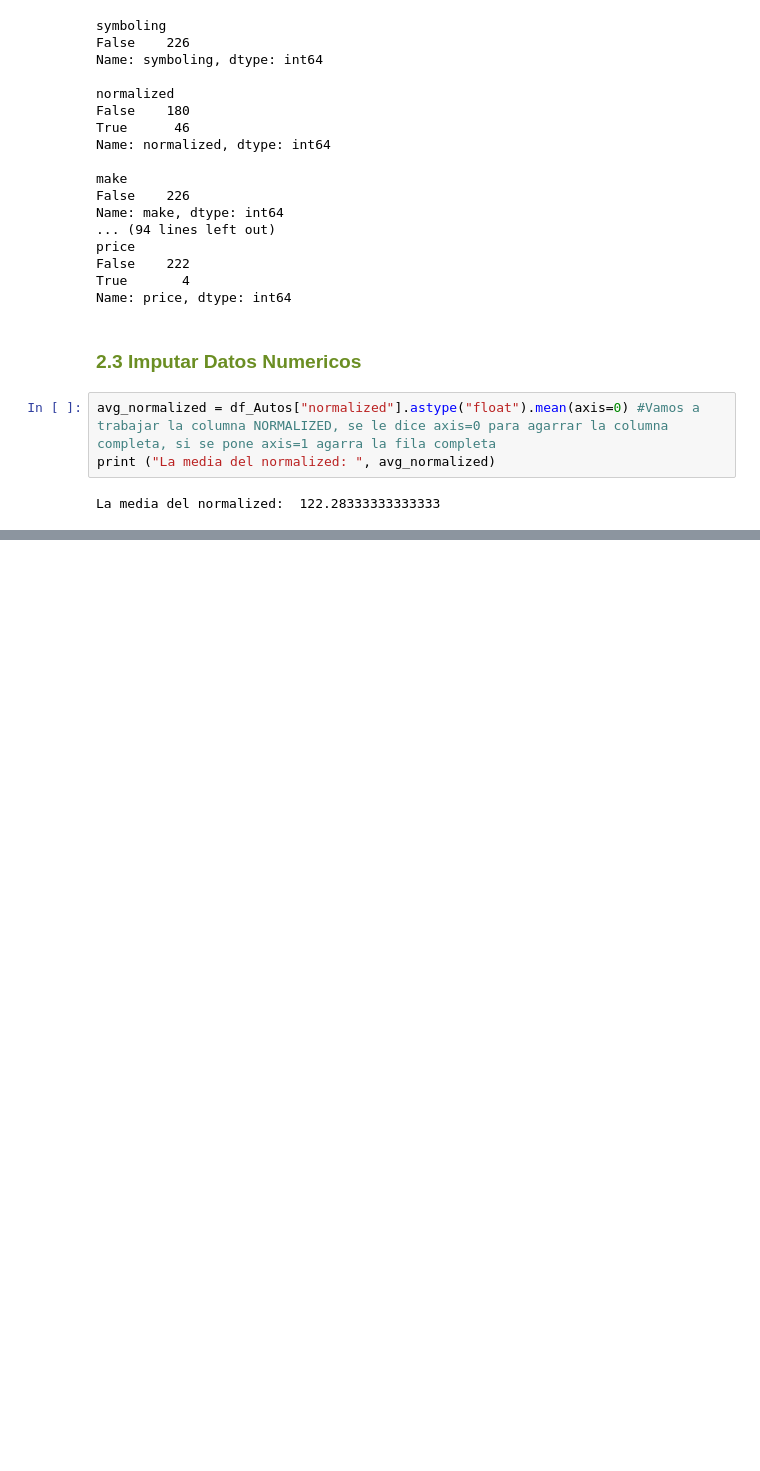
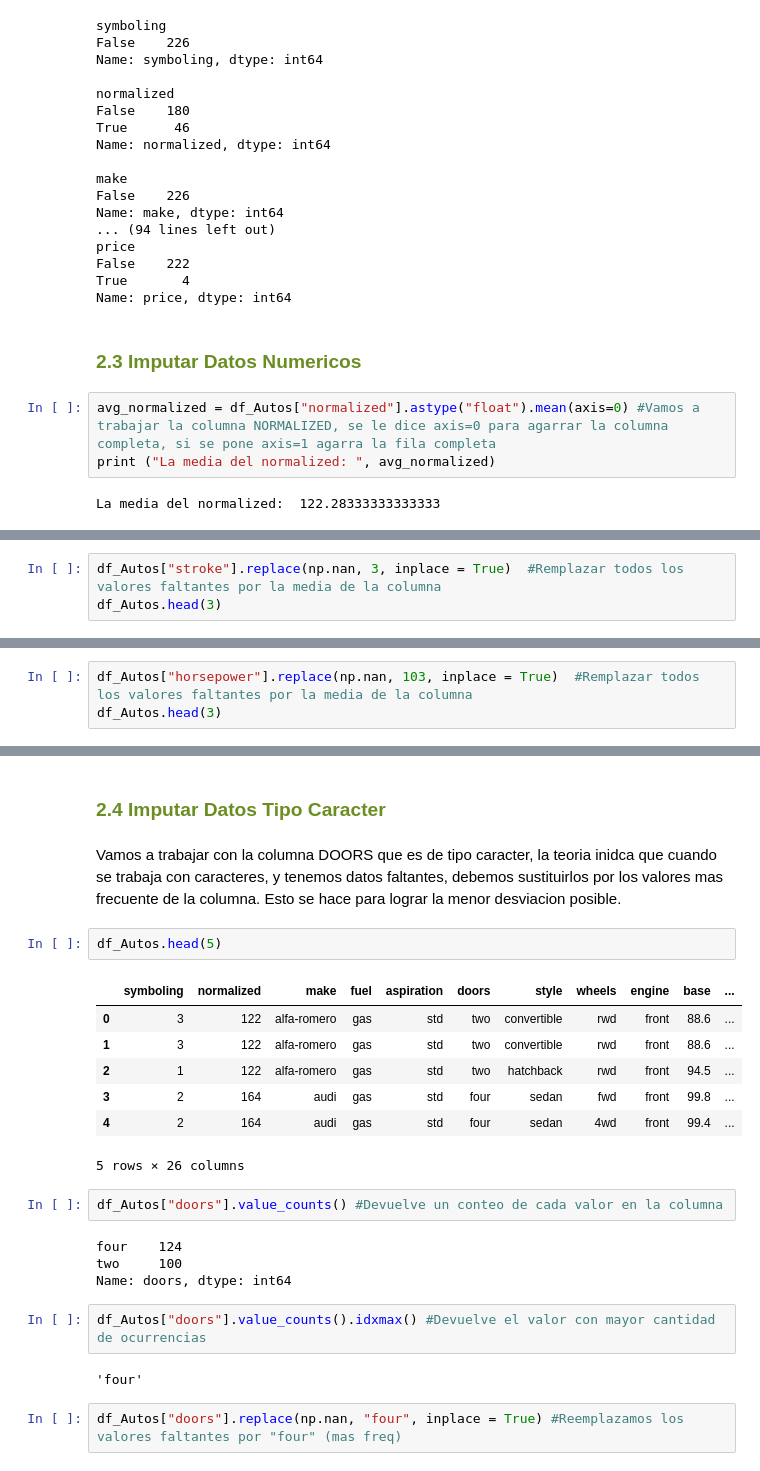
Before and after one commit to lmejicano/DataAnalystModulo2, a Jupyter notebook: AnalisisDatos_Autos.ipynb, the cells around one changed output, grey strips where cells are left out. Drawn from its saved outputs; the diff is of its cells as text; blank space fills up the shorter version.

```diff
--- a/AnalisisDatos_Autos.ipynb
+++ b/AnalisisDatos_Autos.ipynb
@@ -306,0 +328,3 @@ df_Autos.head(3)
+# %%
+df_Autos["stroke"].replace(np.nan, 3, inplace = True)  #Remplazar todos los valores faltantes por la media de la columna
+df_Autos.head(3)
@@ -306,0 +342,3 @@ df_Autos.head(3)
+# %%
+df_Autos["horsepower"].replace(np.nan, 103, inplace = True)  #Remplazar todos los valores faltantes por la media de la columna
+df_Autos.head(3)
@@ -306,0 +403,26 @@ df_Autos.head(3)
+# %% [markdown]
+<h3 Style="color:#6B8E23">2.4 Imputar Datos Tipo Caracter</h3>
+# %% [markdown]
+Vamos a trabajar con la columna DOORS que es de tipo caracter, la teoria inidca que cuando se trabaja con caracteres, y tenemos datos faltantes, debemos sustituirlos por los valores mas frecuente de la columna. Esto se hace para lograr la menor desviacion posible.
+# %%
+df_Autos.head(5)
+# %% [output]
+|  | symboling | normalized | make | fuel | aspiration | doors | style | wheels | engine | base | ... |
+| 0 | 3 | 122 | alfa-romero | gas | std | two | convertible | rwd | front | 88.6 | ... |
+| 1 | 3 | 122 | alfa-romero | gas | std | two | convertible | rwd | front | 88.6 | ... |
+| 2 | 1 | 122 | alfa-romero | gas | std | two | hatchback | rwd | front | 94.5 | ... |
+| 3 | 2 | 164 | audi | gas | std | four | sedan | fwd | front | 99.8 | ... |
+| 4 | 2 | 164 | audi | gas | std | four | sedan | 4wd | front | 99.4 | ... |
+5 rows × 26 columns
+# %%
+df_Autos["doors"].value_counts() #Devuelve un conteo de cada valor en la columna
+# %% [output]
+four    124
+two     100
+Name: doors, dtype: int64
+# %%
+df_Autos["doors"].value_counts().idxmax() #Devuelve el valor con mayor cantidad de ocurrencias
+# %% [output]
+'four'
+# %%
+df_Autos["doors"].replace(np.nan, "four", inplace = True) #Reemplazamos los valores faltantes por "four" (mas freq)
```
Also changed, not shown: parts of 27 cells of this notebook.
